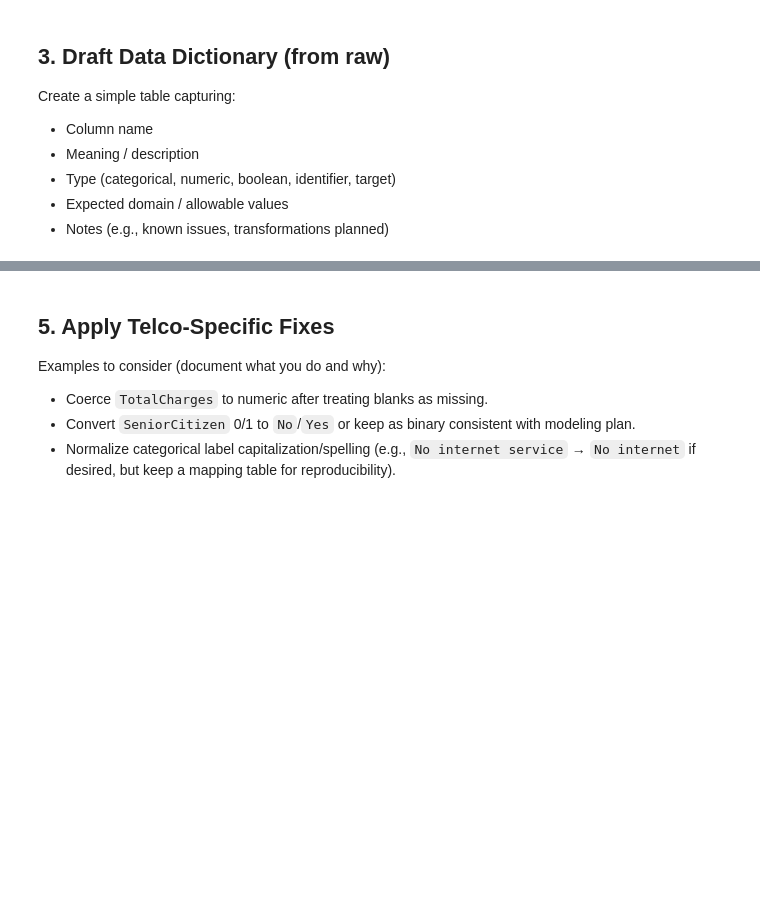
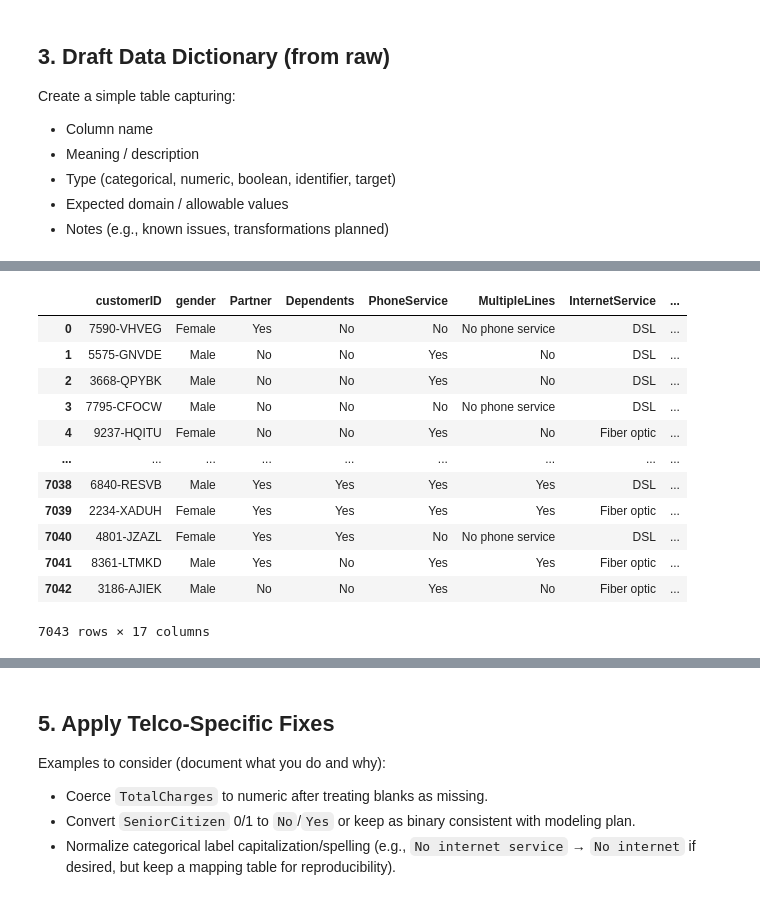
Before and after one commit to amschiltz/springboard_projects, a Jupyter notebook: Capstone_2/notebooks/01_telco_churn_data_wrangling_outline.ipynb, the cells around one changed output, grey strips where cells are left out. Saved outputs shown, nothing was run; the diff lists cells and outputs as text; code cells hidden in the pictures; blank space fills up the shorter version.

```diff
--- a/Capstone_2/notebooks/01_telco_churn_data_wrangling_outline.ipynb
+++ b/Capstone_2/notebooks/01_telco_churn_data_wrangling_outline.ipynb
@@ -60,3 +43,32 @@ project-root/
 - Consider engineering interpretable helper features for EDA (examples below), but keep the *modeling* feature engineering separate for traceability.
 # %% [markdown]
 ## 0. Environment & Imports (no code provided here)
+# %%
+# Core libraries
+import pandas as pd
+import numpy as np
+import matplotlib.pyplot as plt
+import seaborn as sns
+from ydata_profiling import ProfileReport
+
+# Warning management
+import warnings
+from pandas.errors import SettingWithCopyWarning
+
+# Suppress noisy warnings
+warnings.filterwarnings(
+    "ignore", category=UserWarning, module="ydata_profiling"
+)  # profiling library benign messages
+
+# Reproducibility seed (if needed)
+import random
+SEED = 42
+random.seed(SEED)
+np.random.seed(SEED)
+
+# Display options (tweak as needed)
+pd.set_option("display.max_columns", 100)
+pd.set_option("display.width", 140)
+# pd.set_option("display.float_format", lambda v: f"{v:,.2f}")
+
+print("Environment ready | pandas", pd.__version__, "| numpy", np.__version__)
@@ -65,3 +81,7 @@ project-root/
 
 **Goal:** Read the raw CSV(s) from `data/raw/` without altering them.
 **Deliverables:** In-memory DataFrame(s) for inspection; optional Parquet copy in `data/interim/` for speed.
+# %%
+telco_raw = pd.read_csv('/Users/Allison/Code/springboard_ds/springboard_projects/Capstone_2/data/raw/Telco-Customer-Churn-Blastchar.csv')
+
+telco_raw.head()
@@ -68,3 +95,6 @@ project-root/
+# %%
+# Make a copy for wrangling
+telco_wrangling = telco_raw.copy()
 # %% [markdown]
 ## 2. Initial Inspection
 
@@ -103,0 +266,19 @@ Create a simple table capturing:
+# %%
+# coerce TotalCharges to numeric
+telco_wrangling['TotalCharges'] = pd.to_numeric(telco_wrangling['TotalCharges'], errors='coerce')
+# %%
+telco_wrangling.select_dtypes('object')
+# %% [output]
+|  | customerID | gender | Partner | Dependents | PhoneService | MultipleLines | InternetService | ... |
+| 0 | 7590-VHVEG | Female | Yes | No | No | No phone service | DSL | ... |
+| 1 | 5575-GNVDE | Male | No | No | Yes | No | DSL | ... |
+| 2 | 3668-QPYBK | Male | No | No | Yes | No | DSL | ... |
+| 3 | 7795-CFOCW | Male | No | No | No | No phone service | DSL | ... |
+| 4 | 9237-HQITU | Female | No | No | Yes | No | Fiber optic | ... |
+| ... | ... | ... | ... | ... | ... | ... | ... | ... |
+| 7038 | 6840-RESVB | Male | Yes | Yes | Yes | Yes | DSL | ... |
+| 7039 | 2234-XADUH | Female | Yes | Yes | Yes | Yes | Fiber optic | ... |
+| 7040 | 4801-JZAZL | Female | Yes | Yes | No | No phone service | DSL | ... |
+| 7041 | 8361-LTMKD | Male | Yes | No | Yes | Yes | Fiber optic | ... |
+| 7042 | 3186-AJIEK | Male | No | No | Yes | No | Fiber optic | ... |
+7043 rows × 17 columns
```
Also changed, not shown: parts of 19 cells of this notebook, 3 other files.
